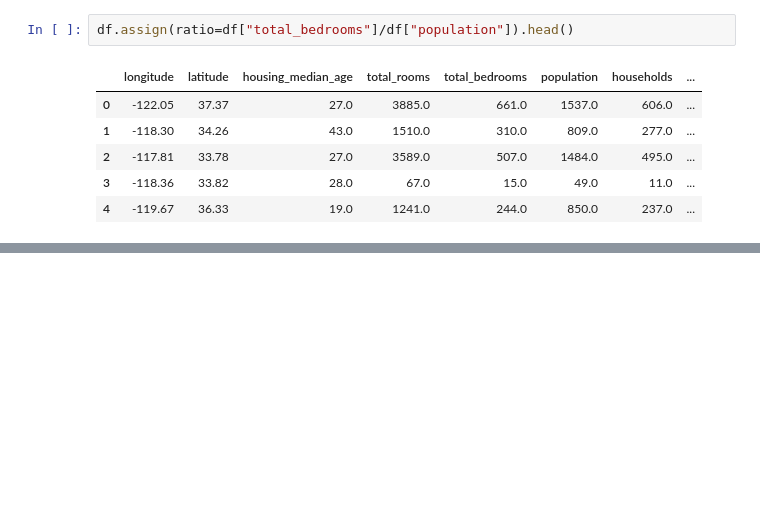
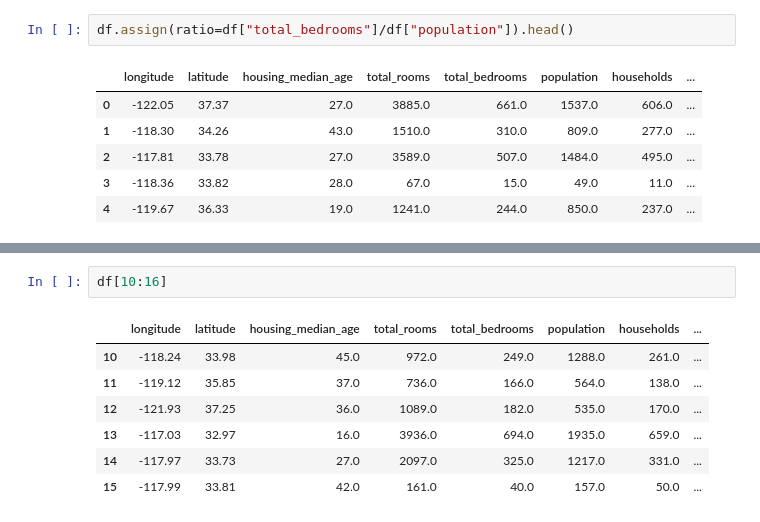
Before and after one commit to manikandansrikumar/data-analysis, a Jupyter notebook: notebooks/colab-github-demo.ipynb, the cells around one changed output, grey strips where cells are left out. Cells and saved outputs as stored; diff of their text form; blank space fills up the shorter version.

```diff
--- a/notebooks/colab-github-demo.ipynb
+++ b/notebooks/colab-github-demo.ipynb
@@ -52,0 +91,10 @@ df.assign(ratio=df["total_bedrooms"]/df["population"]).head()
+# %%
+df[10:16]
+# %% [output]
+|  | longitude | latitude | housing_median_age | total_rooms | total_bedrooms | population | households | ... |
+| 10 | -118.24 | 33.98 | 45.0 | 972.0 | 249.0 | 1288.0 | 261.0 | ... |
+| 11 | -119.12 | 35.85 | 37.0 | 736.0 | 166.0 | 564.0 | 138.0 | ... |
+| 12 | -121.93 | 37.25 | 36.0 | 1089.0 | 182.0 | 535.0 | 170.0 | ... |
+| 13 | -117.03 | 32.97 | 16.0 | 3936.0 | 694.0 | 1935.0 | 659.0 | ... |
+| 14 | -117.97 | 33.73 | 27.0 | 2097.0 | 325.0 | 1217.0 | 331.0 | ... |
+| 15 | -117.99 | 33.81 | 42.0 | 161.0 | 40.0 | 157.0 | 50.0 | ... |
```
Also changed, not shown: parts of 10 cells of this notebook.
